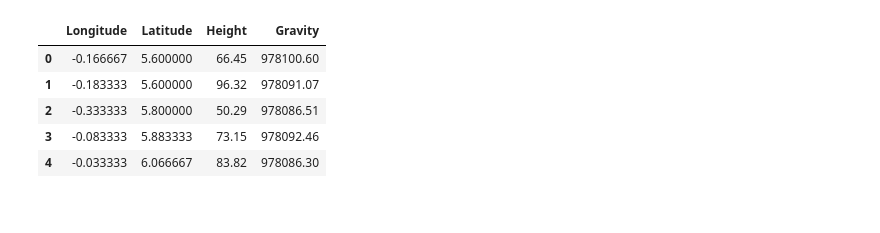
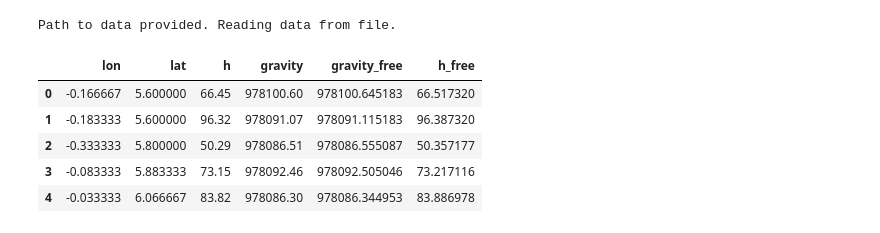
Before and after one commit to cikelly/geoidlab, a Jupyter notebook: Notebooks/Gravity Anomaly.ipynb, the cells around one changed output. Saved outputs shown, nothing was run; the diff lists cells and outputs as text; code cells hidden in the pictures.

```diff
--- a/Notebooks/Gravity Anomaly.ipynb
+++ b/Notebooks/Gravity Anomaly.ipynb
@@ -13,11 +25,12 @@ from plot import plot_gravity_anomaly
 # %%
-df = pd.read_excel('MeanTideGravity.xlsx')
+df = TideSystemConverter(path_to_data='MeanTideGravity.csv').gravity_mean2free()
 df.head()
 # %% [output]
+Path to data provided. Reading data from file.
-|  | Longitude | Latitude | Height | Gravity |
-| 0 | -0.166667 | 5.600000 | 66.45 | 978100.60 |
-| 1 | -0.183333 | 5.600000 | 96.32 | 978091.07 |
-| 2 | -0.333333 | 5.800000 | 50.29 | 978086.51 |
-| 3 | -0.083333 | 5.883333 | 73.15 | 978092.46 |
-| 4 | -0.033333 | 6.066667 | 83.82 | 978086.30 |
+|  | lon | lat | h | gravity | gravity_free | h_free |
+| 0 | -0.166667 | 5.600000 | 66.45 | 978100.60 | 978100.645183 | 66.517320 |
+| 1 | -0.183333 | 5.600000 | 96.32 | 978091.07 | 978091.115183 | 96.387320 |
+| 2 | -0.333333 | 5.800000 | 50.29 | 978086.51 | 978086.555087 | 50.357177 |
+| 3 | -0.083333 | 5.883333 | 73.15 | 978092.46 | 978092.505046 | 73.217116 |
+| 4 | -0.033333 | 6.066667 | 83.82 | 978086.30 | 978086.344953 | 83.886978 |
 # %%
```
Also changed, not shown: parts of 5 cells of this notebook, 1 other file.
